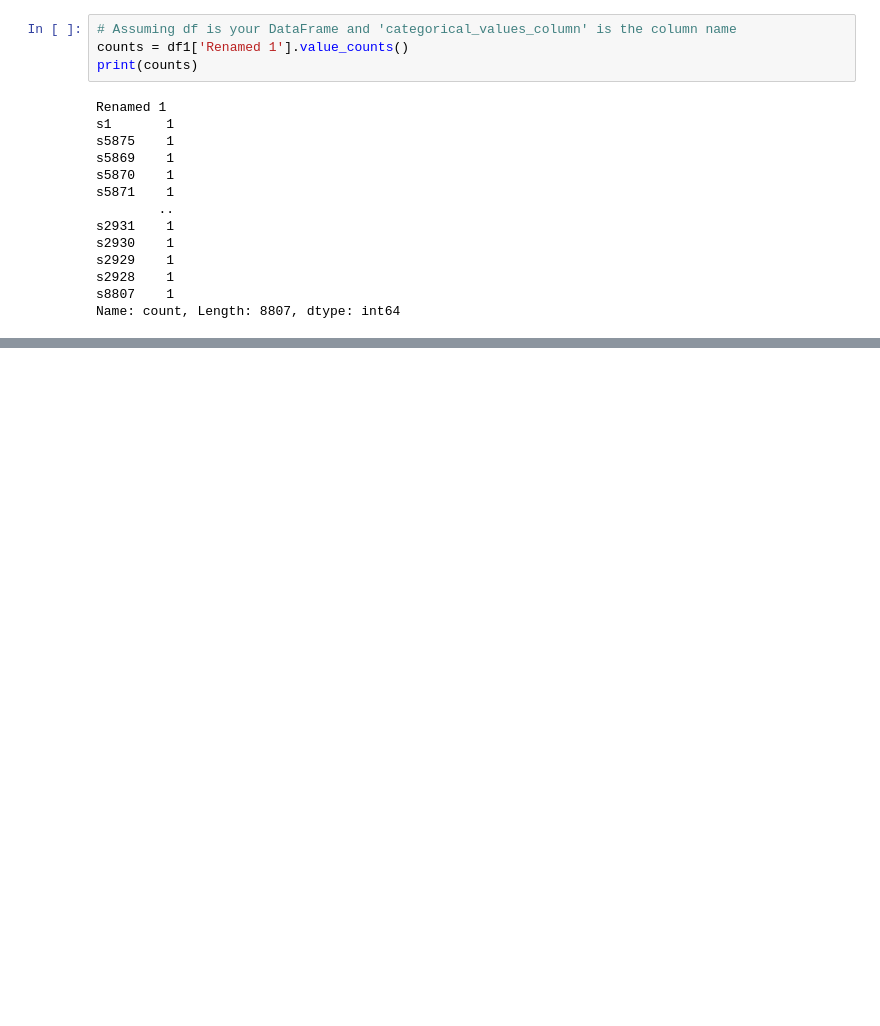
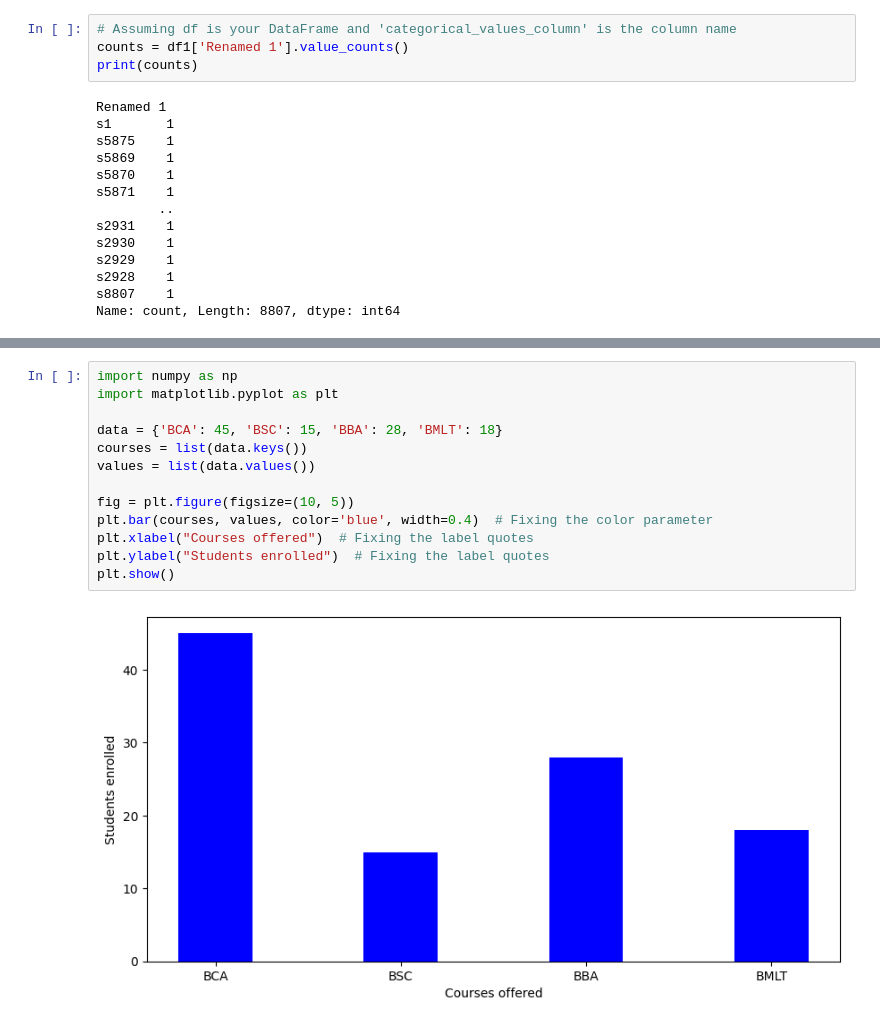
Before and after one commit to Ananya943/python, a Jupyter notebook: project.ipynb, the cells around one changed output, grey strips where cells are left out. Saved outputs shown, nothing was run; the diff lists cells and outputs as text; blank space fills up the shorter version.

```diff
--- a/project.ipynb
+++ b/project.ipynb
@@ -204,0 +227,15 @@ Name: count, Length: 8807, dtype: int64
+# %%
+import numpy as np
+import matplotlib.pyplot as plt
+
+data = {'BCA': 45, 'BSC': 15, 'BBA': 28, 'BMLT': 18}
+courses = list(data.keys())
+values = list(data.values())
+
+fig = plt.figure(figsize=(10, 5))
+plt.bar(courses, values, color='blue', width=0.4)  # Fixing the color parameter
+plt.xlabel("Courses offered")  # Fixing the label quotes
+plt.ylabel("Students enrolled")  # Fixing the label quotes
+plt.show()
+# %% [output]
+[figure, added]
```
Also changed, not shown: parts of 3 cells of this notebook.
